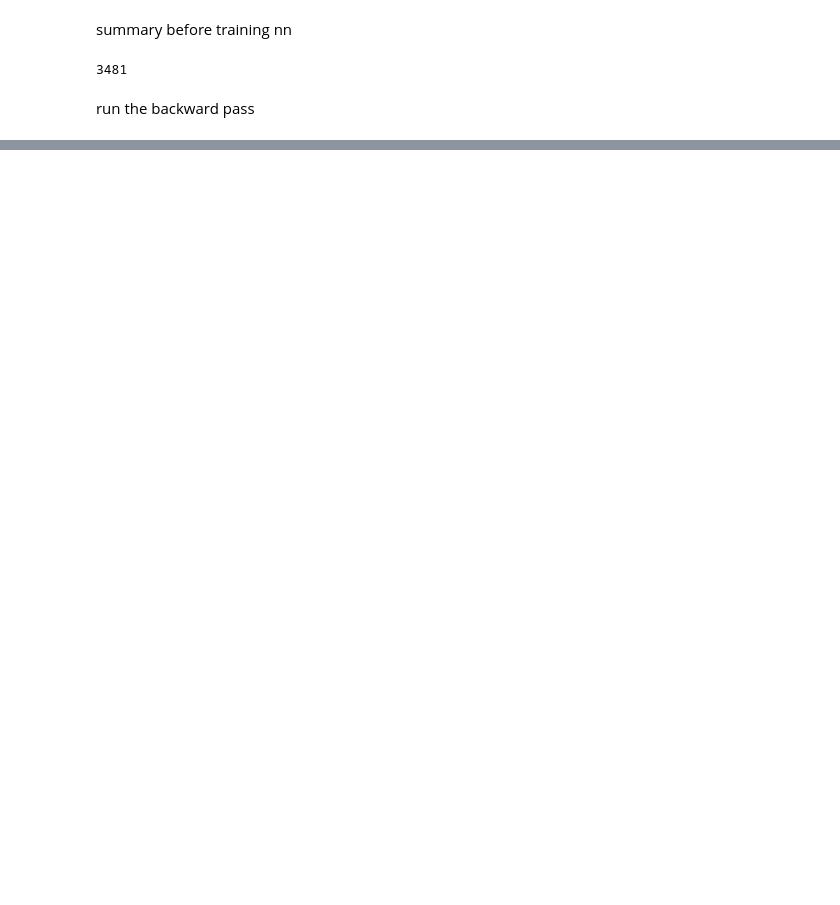
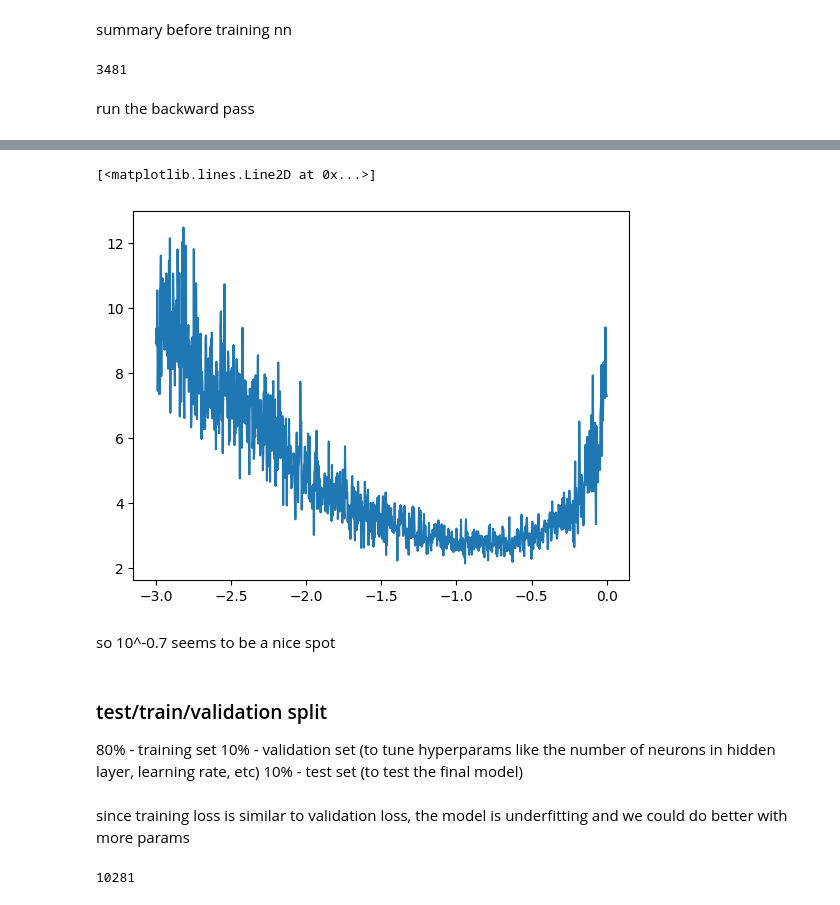
Before and after one commit to arniechops/likes-to-learn, a Jupyter notebook: makemore/mlp.ipynb, the cells around one changed output, grey strips where cells are left out. Saved outputs shown, nothing was run; the diff lists cells and outputs as text; code cells hidden in the pictures; blank space fills up the shorter version.

```diff
--- a/makemore/mlp.ipynb
+++ b/makemore/mlp.ipynb
@@ -208,0 +281,13 @@ print(loss.item())
+# %%
+plt.plot(lri_exp, lossi)
+# %% [output]
+[<matplotlib.lines.Line2D at 0x...>]
+[figure, added]
+# %% [markdown]
+so 10^-0.7 seems to be a nice spot
+# %% [markdown]
+### test/train/validation split
+
+80% - training set
+10% - validation set (to tune hyperparams like the number of neurons in hidden layer, learning rate, etc)
+10% - test set (to test the final model)
@@ -208,0 +356,2 @@ print(loss.item())
+# %% [markdown]
+since training loss is similar to validation loss, the model is underfitting and we could do better with more params
@@ -208,0 +365,11 @@ print(loss.item())
+# %%
+# reset cell with new params
+C = torch.randn((27, 2))
+W1 = torch.randn((6, 300))
+b1 = torch.randn((300))
+W2 = torch.randn((300, 27))
+b2 = torch.randn((27))
+params = [C, W1, b1, W2, b2]
+sum(p.nelement() for p in params)
+# %% [output]
+10281
```
Also changed, not shown: parts of 26 cells of this notebook.
